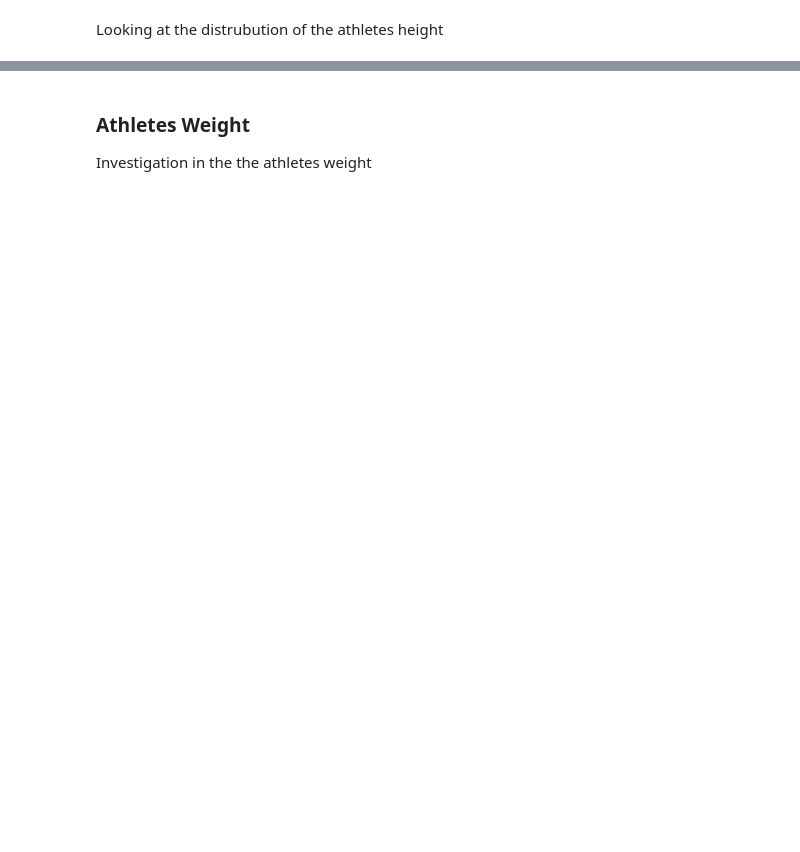
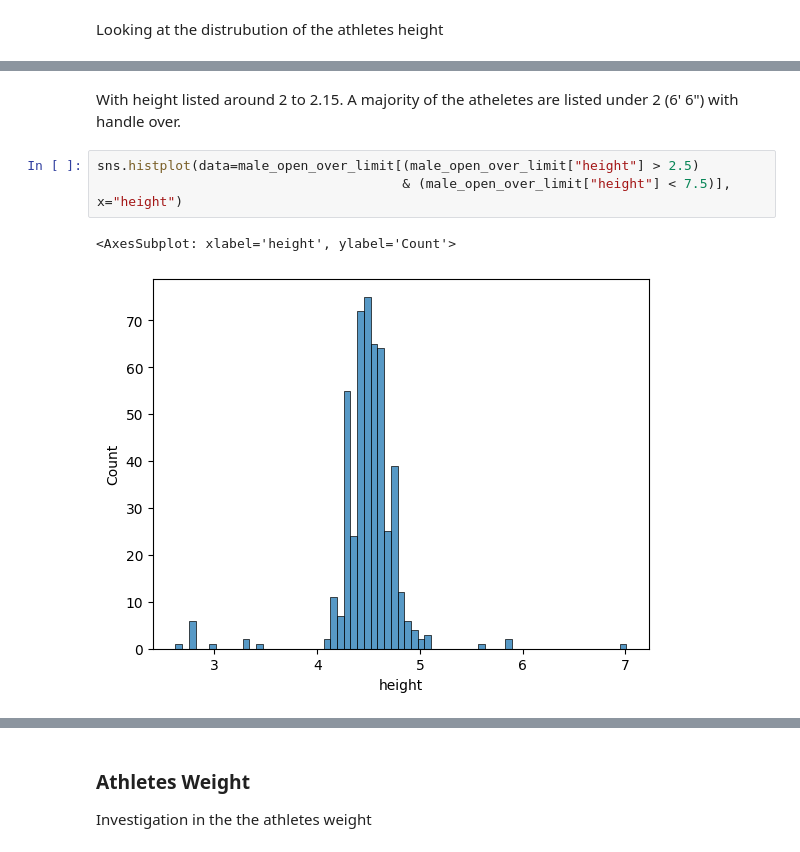
Before and after one commit to erictlong/2019-Crossfit-Games-, a Jupyter notebook: crossfit.ipynb, the cells around one changed output, grey strips where cells are left out. Drawn from its saved outputs; the diff is of its cells as text; blank space fills up the shorter version.

```diff
--- a/crossfit.ipynb
+++ b/crossfit.ipynb
@@ -184,0 +237,8 @@ open_athletes[open_athletes["height"] > 3]
+# %% [markdown]
+With height listed around 2 to 2.15. A majority of the atheletes are listed under 2 (6' 6") with handle over.
+# %%
+sns.histplot(data=male_open_over_limit[(male_open_over_limit["height"] > 2.5)
+                                       & (male_open_over_limit["height"] < 7.5)], x="height")
+# %% [output]
+<AxesSubplot: xlabel='height', ylabel='Count'>
+[figure, added]
```
Also changed, not shown: parts of 25 cells of this notebook.
